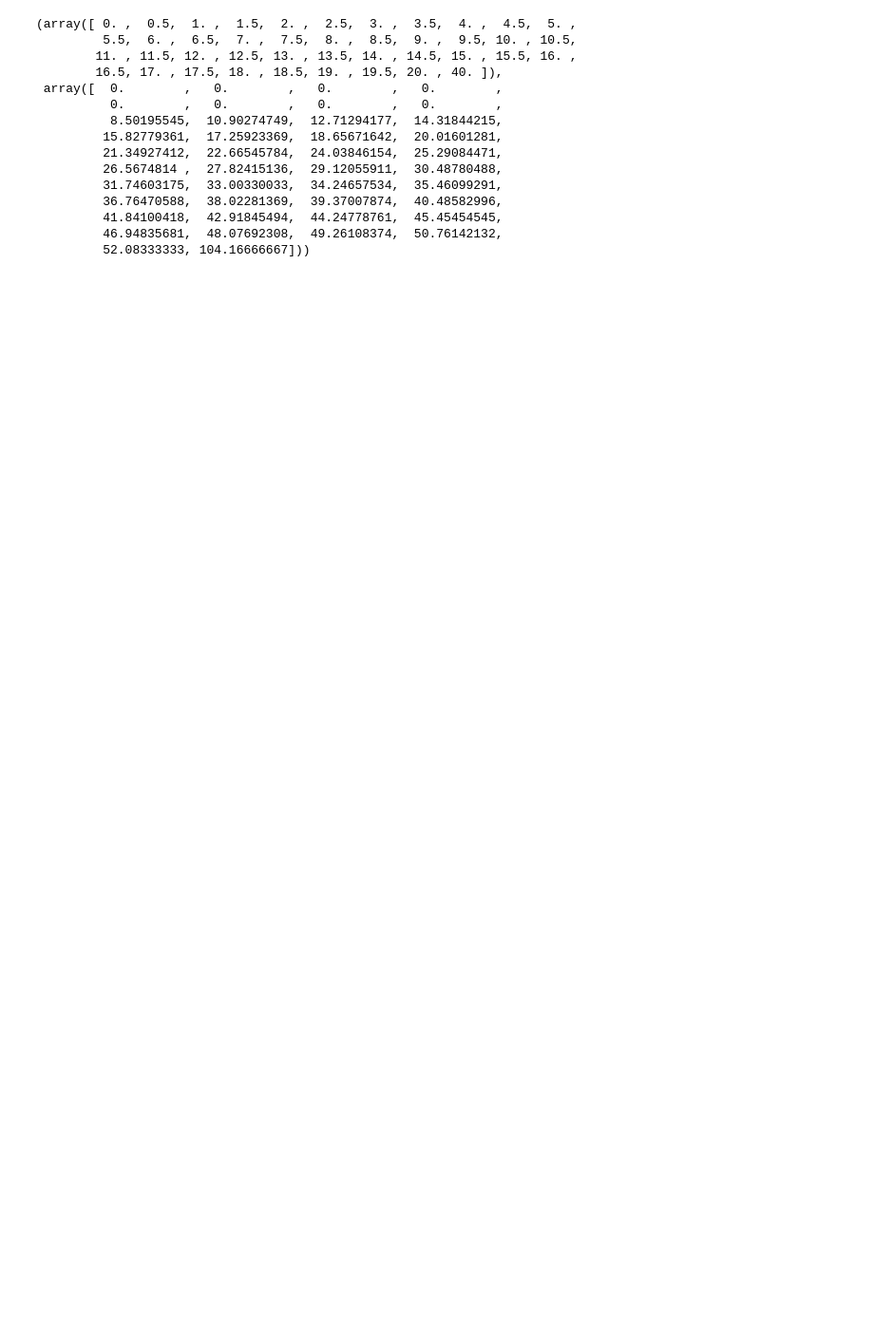
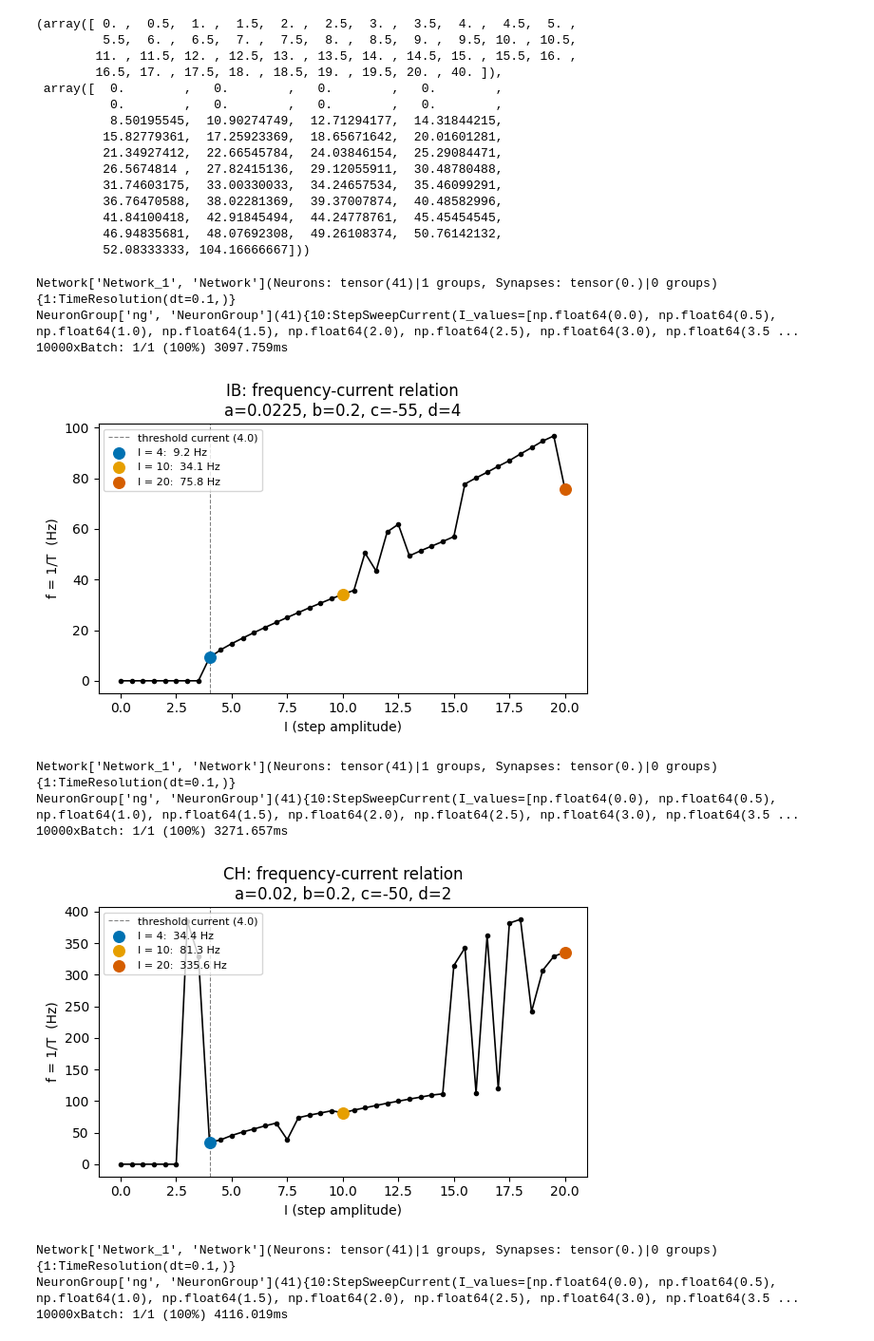
Before and after one commit to Alirezrz/spiking-neuron-izhikevich, a Jupyter notebook: run_izhikevich.ipynb, the cells around one changed output. Shown at 95% size. Drawn from its saved outputs; the diff is of its cells as text; code cells hidden in the pictures; blank space fills up the shorter version.

Commit message:
F_I curves for other patterns

```diff
--- a/run_izhikevich.ipynb
+++ b/run_izhikevich.ipynb
@@ -125,3 +125,38 @@ NeuronGroup['ng', 'NeuronGroup'](42){10:StepSweepCurrent(I_values=[np.float64(0.
          41.84100418,  42.91845494,  44.24778761,  45.45454545,
          46.94835681,  48.07692308,  49.26108374,  50.76142132,
          52.08333333, 104.16666667]))
+# %%
+import numpy as np
+from step_current import plot_FI
+from parameters import PATTERNS
+
+FI_CONFIG = {
+    "IB":  dict(currents=np.arange(0, 20.01, 0.5), mark=(4, 10, 20)),
+    "CH": dict(currents=np.arange(0, 20.01, 0.5), mark=(4, 10, 20)),
+    "FS":dict(currents=np.arange(0, 20.01, 0.5), mark=(4, 10, 20)),
+    "LTS": dict(currents=np.arange(0, 15.01, 0.5), mark=(2, 5, 10)),
+    "TC_tonic": dict(currents=np.arange(0, 10.01, 0.25), mark=(0.8, 1.5, 5)),
+    "RZ": dict(currents=np.arange(0, 10.01, 0.25), mark=(0.2, 1.0, 5)),
+}
+
+for name, cfg in FI_CONFIG.items():
+    plot_FI(
+        name=name,
+        p=PATTERNS[name],
+        currents=cfg["currents"],
+        T=1000,
+        t_on=100,
+        mark=cfg["mark"],
+    )
+# %% [output]
+Network['Network_1', 'Network'](Neurons: tensor(41)|1 groups, Synapses: tensor(0.)|0 groups){1:TimeResolution(dt=0.1,)}
+NeuronGroup['ng', 'NeuronGroup'](41){10:StepSweepCurrent(I_values=[np.float64(0.0), np.float64(0.5), np.float64(1.0), np.float64(1.5), np.float64(2.0), np.float64(2.5), np.float64(3.0), np.float64(3.5 ...
+10000xBatch: 1/1 (100%) 3097.759ms
+[figure, added]
+Network['Network_1', 'Network'](Neurons: tensor(41)|1 groups, Synapses: tensor(0.)|0 groups){1:TimeResolution(dt=0.1,)}
+NeuronGroup['ng', 'NeuronGroup'](41){10:StepSweepCurrent(I_values=[np.float64(0.0), np.float64(0.5), np.float64(1.0), np.float64(1.5), np.float64(2.0), np.float64(2.5), np.float64(3.0), np.float64(3.5 ...
+10000xBatch: 1/1 (100%) 3271.657ms
+[figure, added]
+Network['Network_1', 'Network'](Neurons: tensor(41)|1 groups, Synapses: tensor(0.)|0 groups){1:TimeResolution(dt=0.1,)}
+NeuronGroup['ng', 'NeuronGroup'](41){10:StepSweepCurrent(I_values=[np.float64(0.0), np.float64(0.5), np.float64(1.0), np.float64(1.5), np.float64(2.0), np.float64(2.5), np.float64(3.0), np.float64(3.5 ...
+10000xBatch: 1/1 (100%) 4116.019ms
```
Also changed, not shown: parts of 1 cell of this notebook, 7 other files.
